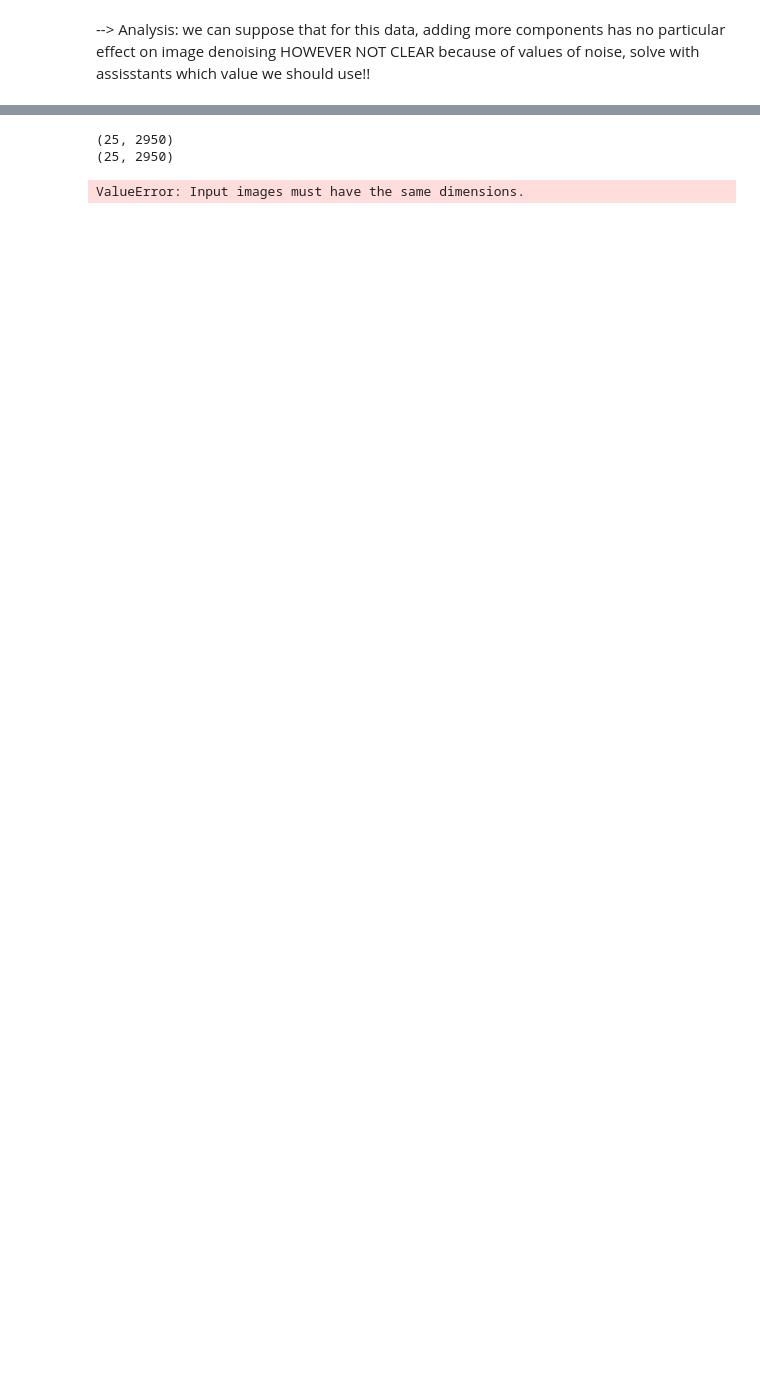
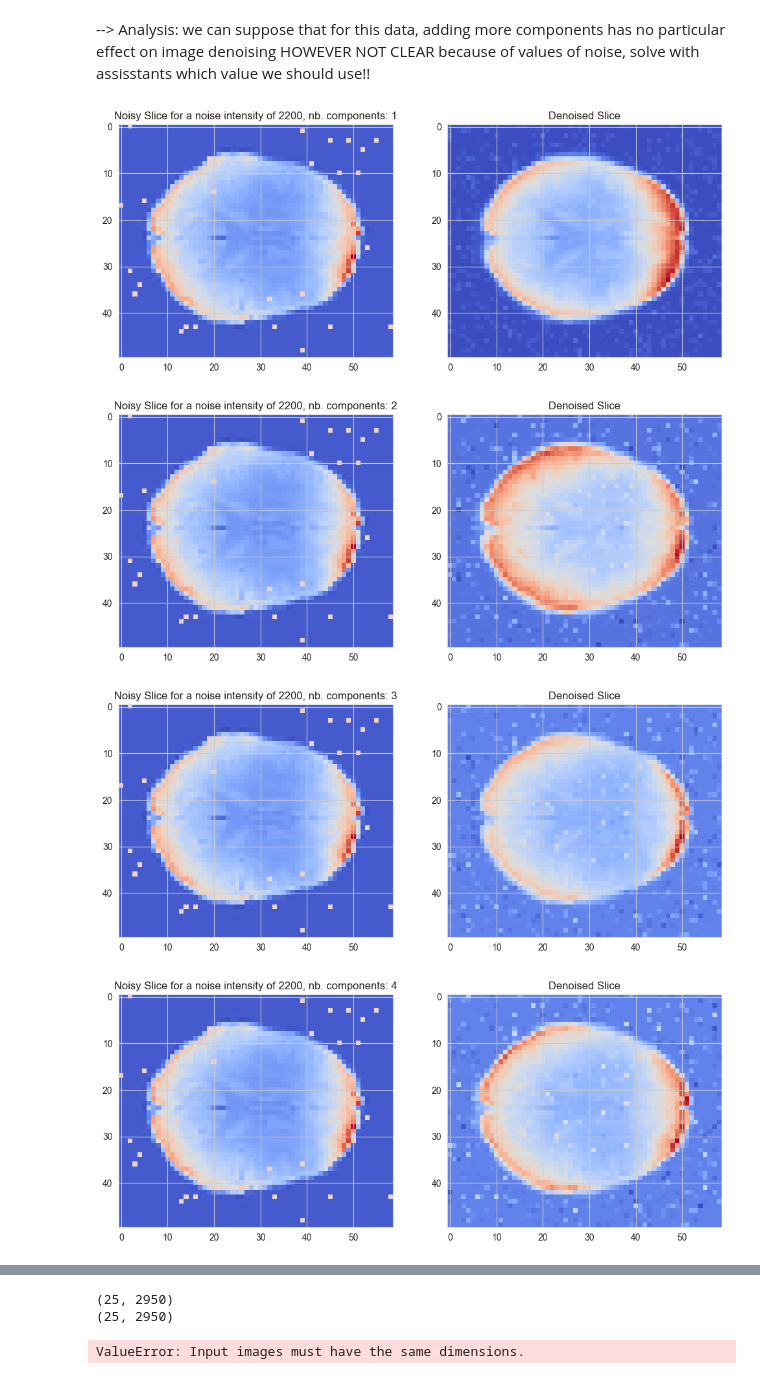
Before and after one commit to ludekcizinsky/fMRI-dimensionality-reduction, a Jupyter notebook: run.ipynb, the cells around one changed output, grey strips where cells are left out. Saved outputs shown, nothing was run; the diff lists cells and outputs as text; code cells hidden in the pictures; blank space fills up the shorter version.

```diff
--- a/run.ipynb
+++ b/run.ipynb
@@ -331,3 +401,33 @@ for n in n_components:
 # %% [markdown]
 --> Analysis: we can suppose that for this data, adding more components has no particular effect on image denoising
 HOWEVER NOT CLEAR because of values of noise, solve with assisstants which value we should use!!
+# %%
+# Pick the 2 principal components from SVD
+n_components = [1,2,3,4,5]
+for n in n_components:
+    princ_comp_2 = U[:,:n]                #stores the selected principal components (columns) from the U matrix obtained through SVD
+
+    #The idea is that these components represent the directions in the feature space with the most variance.
+    # Project the noisy image data onto the selected principal components by performing matrix multiplication. It is the noisy image in the space defined by these principal components.
+    space_vectors_2 = np.dot(princ_comp_2.T, noisy_arrays_2.T)      #U.T *Y_tilda
+    denoised_arrays_2 = np.dot(princ_comp_2, space_vectors_2)     #Y_tilda = U * A.T
+
+    #reshapes the denoised data into the original spatial dimensions, so it can be compared to the original noisy image.
+    denoised_matrix_2 = np.reshape(denoised_arrays_2[subj_i, :], [50,59])
+    #The result is an approximation of the original data but reduced in dimensionality due to the number of principal components used
+    # Visualize it
+    plt.figure(figsize=(12, 6))
+    plt.subplot(1, 2, 1)
+    plt.imshow(noisy_mats_2[subj_i], cmap='coolwarm')
+    plt.title(f'Noisy Slice for a noise intensity of 2200, nb. components: {n}')
+
+    plt.subplot(1, 2, 2)
+    plt.imshow(denoised_matrix_2, cmap='coolwarm')
+    plt.title('Denoised Slice')
+
+    plt.show()
+# %% [output]
+[figure, added]
+[figure, added]
+[figure, added]
+[figure, added]
```
Also changed, not shown: parts of 22 cells of this notebook, 1 other file.
